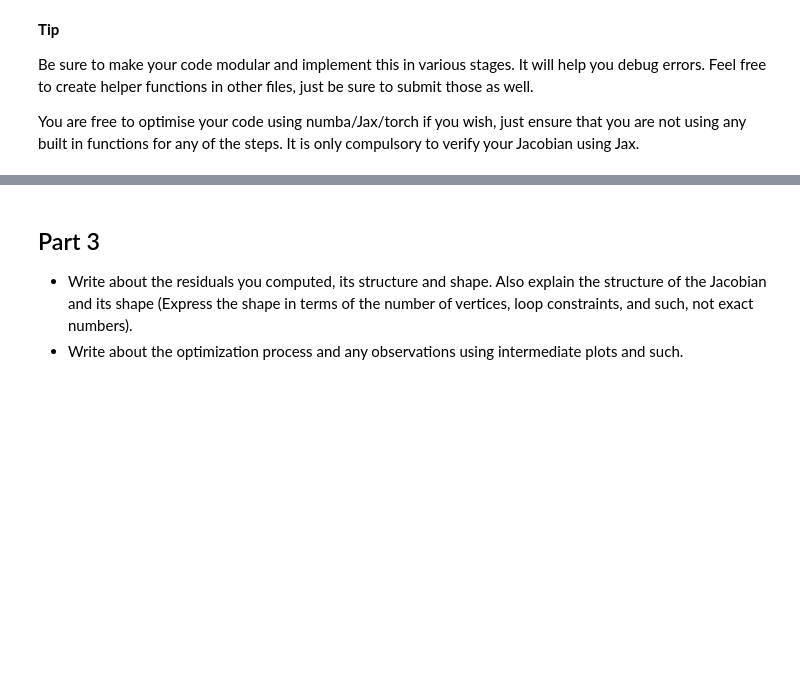
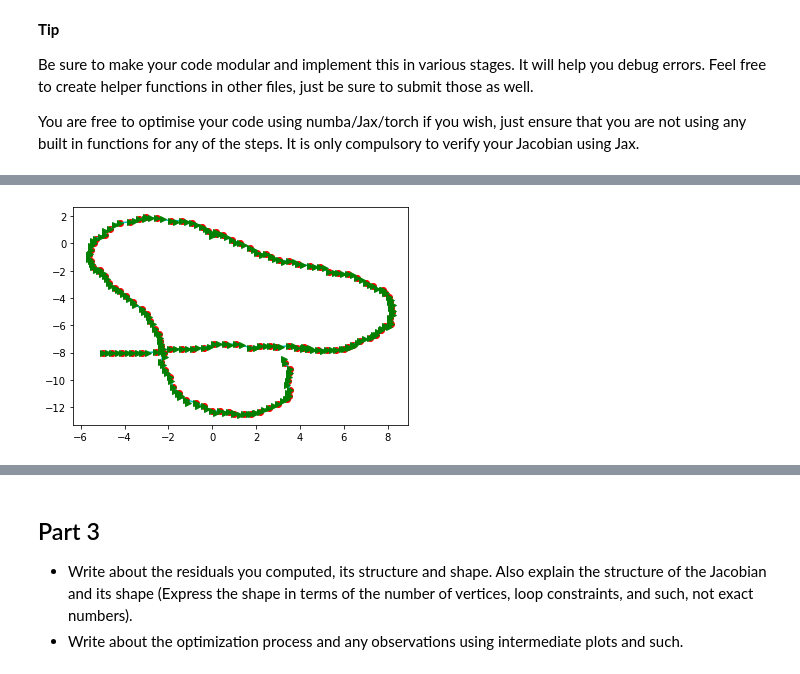
Before and after one commit to gsc2001/Classic-SLAM, a Jupyter notebook: questions/Question 2 - 2D SLAM.ipynb, the cells around one changed output, grey strips where cells are left out. Drawn from its saved outputs; the diff is of its cells as text; code cells hidden in the pictures; blank space fills up the shorter version.

```diff
--- a/questions/Question 2 - 2D SLAM.ipynb
+++ b/questions/Question 2 - 2D SLAM.ipynb
@@ -56,0 +227,8 @@ You are free to optimise your code using numba/Jax/torch if you wish, just ensur
+# %%
+final_vector = solver.get_current()
+# %%
+poses = final_vector.reshape(-1,3)
+# %%
+draw(poses[:,0], poses[:, 1], poses[:,2])
+# %% [output]
+[figure, added]
```
Also changed, not shown: parts of 20 cells of this notebook, 4 other files.
